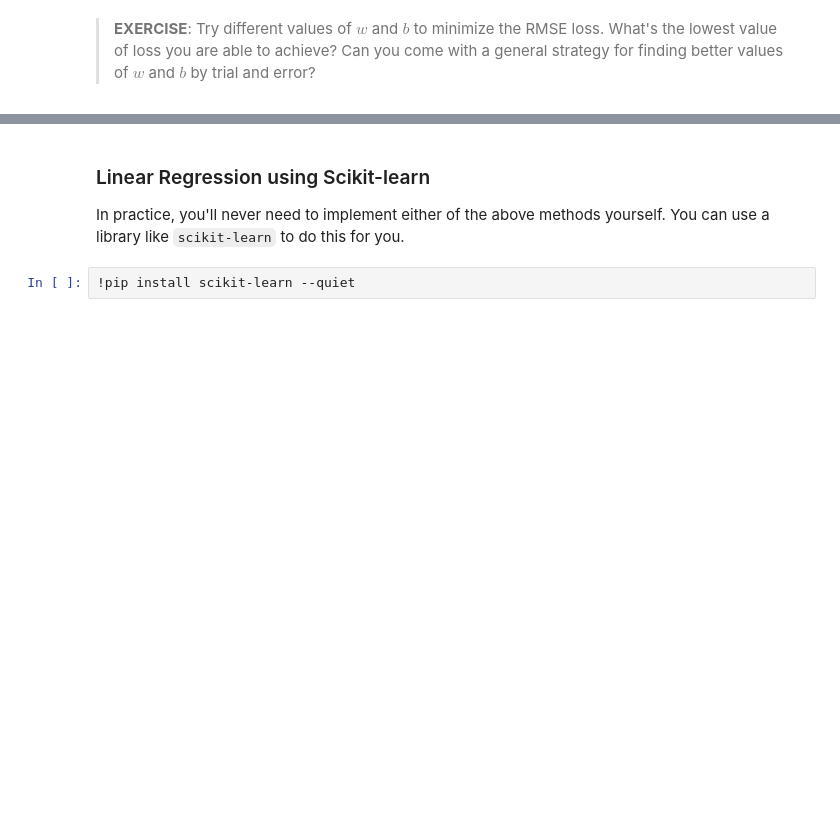
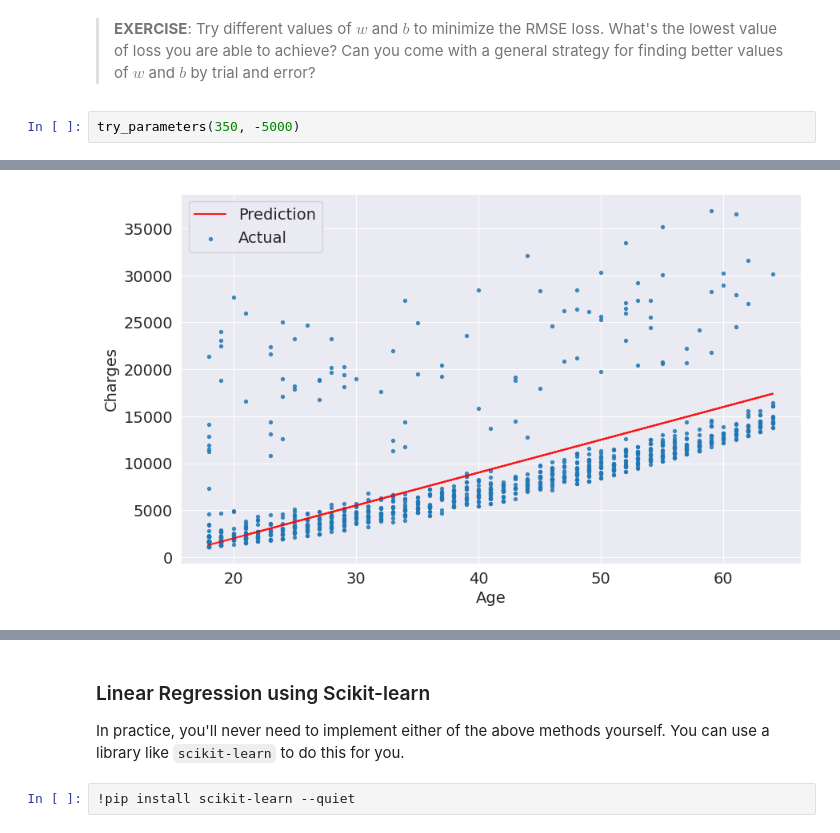
Before and after one commit to NaveenBasavaraj/machine_learning, a Jupyter notebook: nb_linear_regression.ipynb, the cells around one changed output, grey strips where cells are left out. Cells and saved outputs as stored; diff of their text form; blank space fills up the shorter version.

```diff
--- a/nb_linear_regression.ipynb
+++ b/nb_linear_regression.ipynb
@@ -603,2 +676,5 @@ try_parameters(50, 100)
 # %% [markdown]
 > **EXERCISE**: Try different values of $w$ and $b$ to minimize the RMSE loss. What's the lowest value of loss you are able to achieve? Can you come with a general strategy for finding better values of $w$ and $b$ by trial and error?
+# %%
+try_parameters(350, -5000)
+# %% [output]
@@ -605,3 +682,4 @@ try_parameters(50, 100)
+[figure, added]
 # %% [markdown]
 ### Optimizer
 
```
Also changed, not shown: parts of 18 cells of this notebook.
